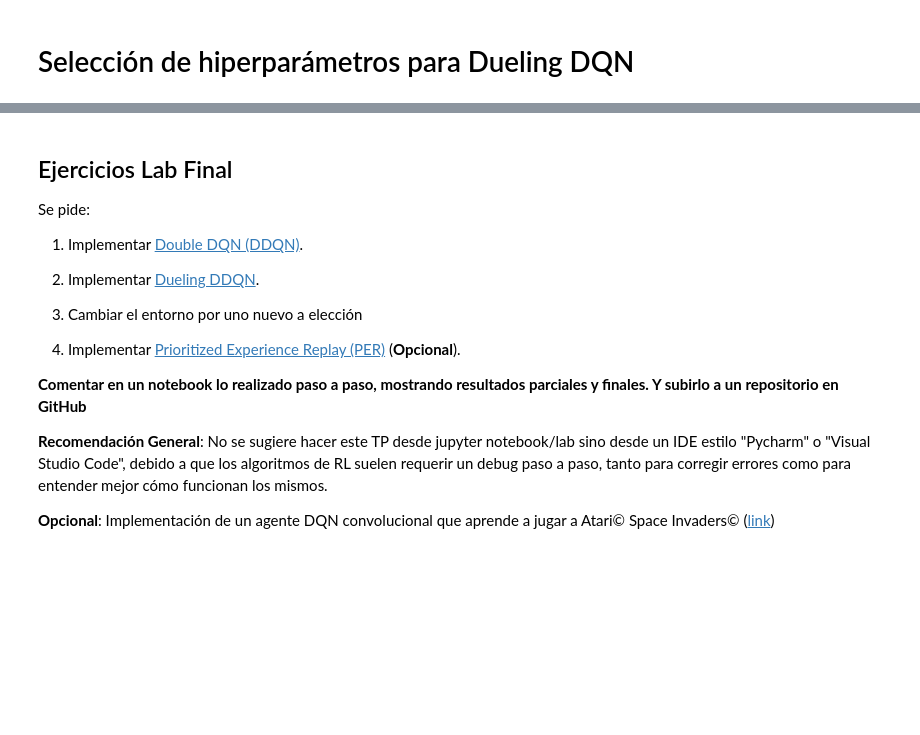
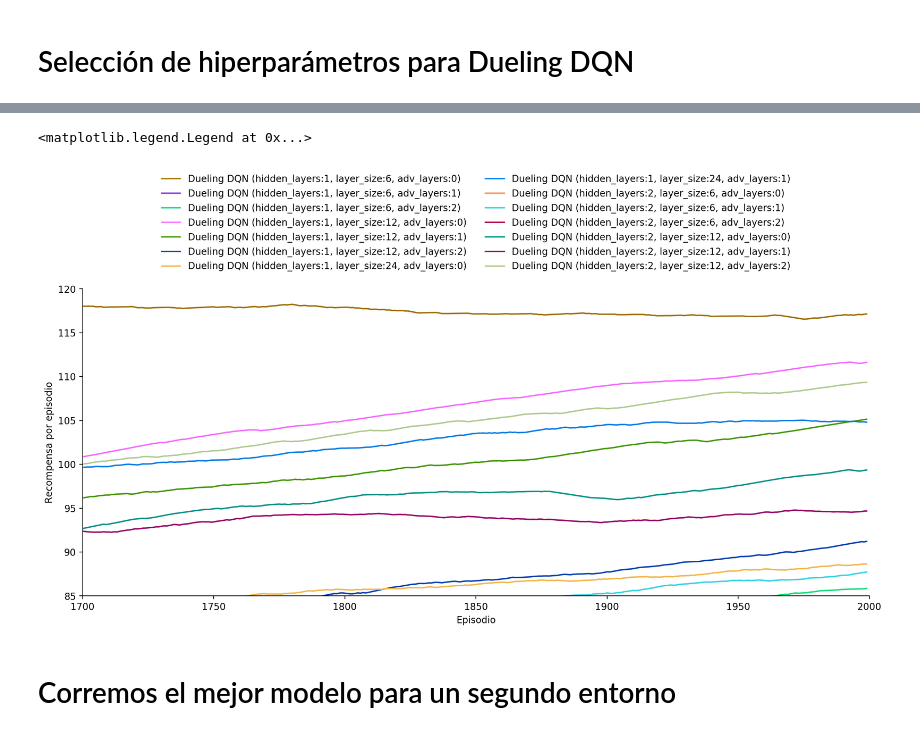
Before and after one commit to nehuengonzalez/diplodatos, a Jupyter notebook: aprendizaje_por_refuerzos/Final-Lab.ipynb, the cells around one changed output, grey strips where cells are left out. Drawn from its saved outputs; the diff is of its cells as text; code cells hidden in the pictures; blank space fills up the shorter version.

```diff
--- a/aprendizaje_por_refuerzos/Final-Lab.ipynb
+++ b/aprendizaje_por_refuerzos/Final-Lab.ipynb
@@ -484,21 +487,18 @@ for hidden_layers in [1, 2, 3]:
+# %%
+
+plt.figure(figsize=(15,6),dpi=200)
+s=sns.lineplot(data=df, x="Episode", y="mean", hue="unique_key", hue_order=hue_order, dashes=False, palette=colors[:len(hue_order)])
+sns.despine()
+s.set_xlabel("Episodio")
+s.set_ylabel("Recompensa por episodio")
+s.set_ylim(85,120)
+s.set_xlim(1700,2000)
+plt.legend(hue_order, bbox_to_anchor=(0.5,1.4), ncol=2, title=None, frameon=False, loc=9)
+# %% [output]
+<matplotlib.legend.Legend at 0x...>
+[figure, added]
+# %% [markdown]
+# Corremos el mejor modelo para un segundo entorno
 # %%
 agent = DQN(gym.make('Acrobot-v1'), n_episodes=EPISODES, debug=DEBUG)
 scoresDQN, meanDQN = agent.run()
-# %% [markdown]
-## Ejercicios Lab Final
-
-Se pide:
-
-1) Implementar [Double DQN (DDQN)](https://www.aaai.org/ocs/index.php/AAAI/AAAI16/paper/view/12389/11847).
-
-2) Implementar [Dueling DDQN](https://arxiv.org/pdf/1511.06581.pdf).
-
-3) Cambiar el entorno por uno nuevo a elección
-
-4) Implementar [Prioritized Experience Replay (PER)](https://arxiv.org/pdf/1511.05952.pdf) (**Opcional**).
-
-**Comentar en un notebook lo realizado paso a paso, mostrando resultados parciales y finales. Y subirlo a un repositorio en GitHub**
-
-**Recomendación General**: No se sugiere hacer este TP desde jupyter notebook/lab sino desde un IDE estilo "Pycharm" o "Visual Studio Code", debido a que los algoritmos de RL suelen requerir un debug paso a paso, tanto para corregir errores como para entender mejor cómo funcionan los mismos.
-
-**Opcional**: Implementación de un agente DQN convolucional que aprende a jugar a Atari© Space Invaders© ([link](https://github.com/simoninithomas/Deep_reinforcement_learning_Course/blob/master/Deep%20Q%20Learning/Space%20Invaders/DQN%20Atari%20Space%20Invaders.ipynb))
```
Also changed, not shown: parts of 9 cells of this notebook, 2 other files.
